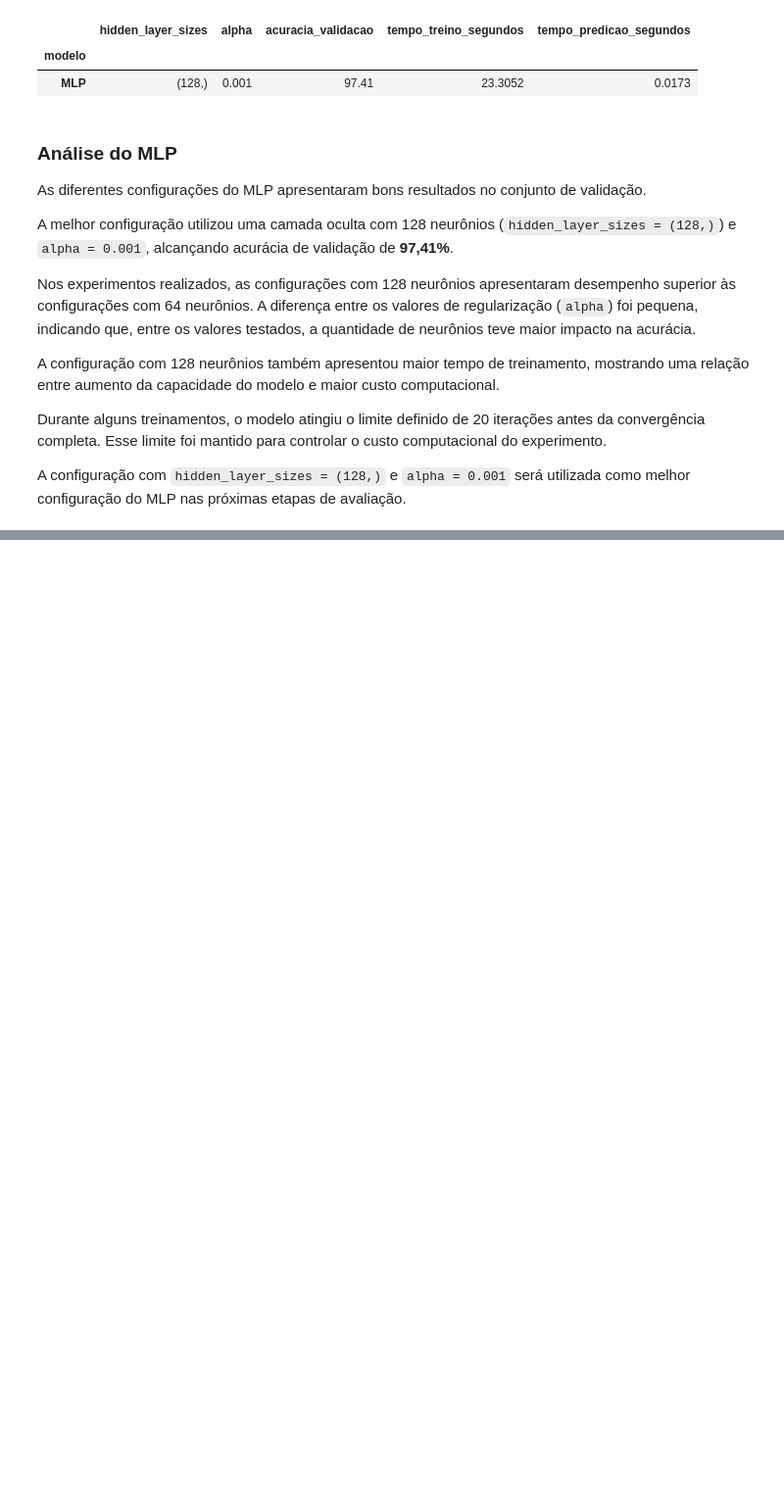
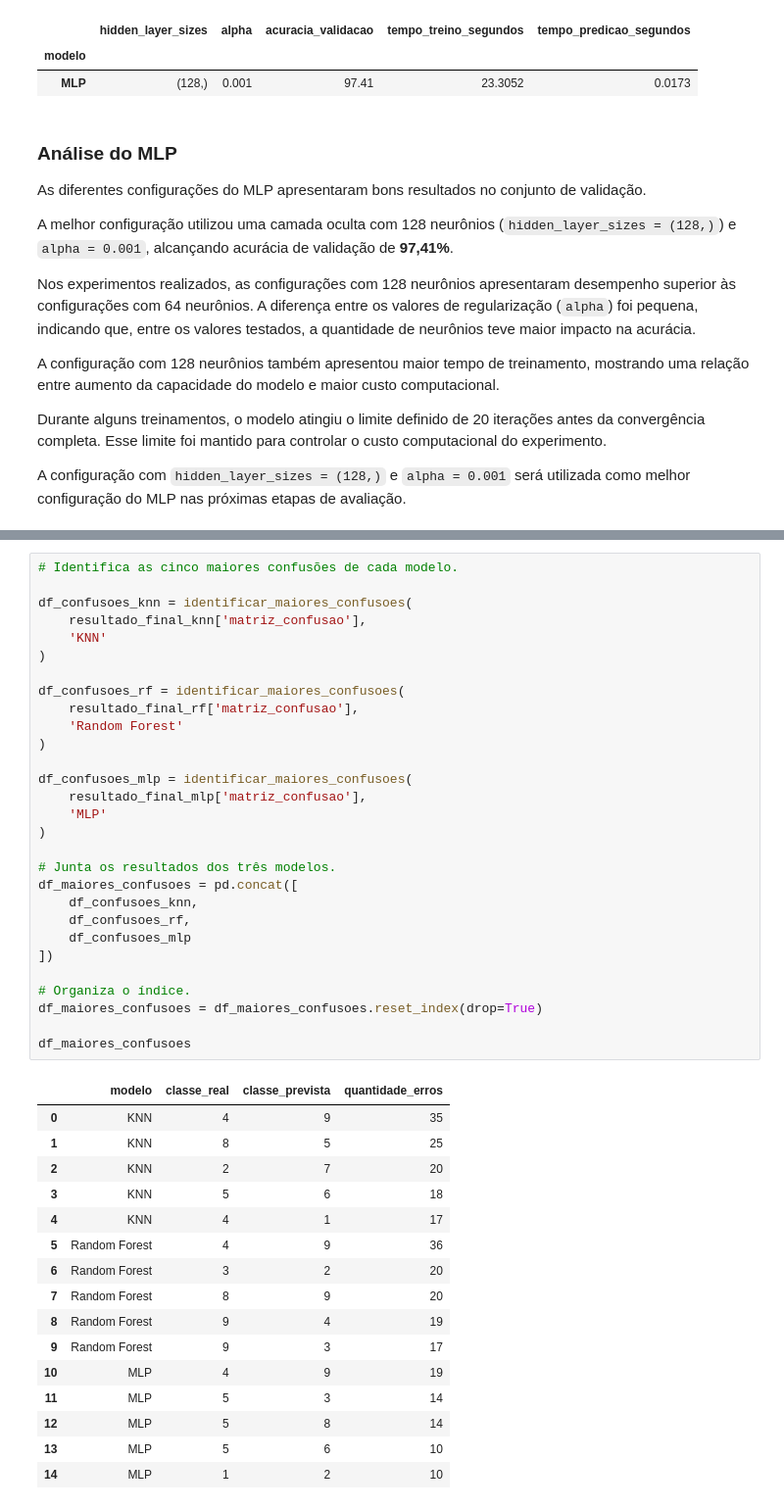
Before and after one commit to ThiOliver/projeto-mnist, a Jupyter notebook: notebooks/01_eda_mnist.ipynb, the cells around one changed output, grey strips where cells are left out. Shown at 98% size. Drawn from its saved outputs; the diff is of its cells as text; blank space fills up the shorter version.

```diff
--- a/notebooks/01_eda_mnist.ipynb
+++ b/notebooks/01_eda_mnist.ipynb
@@ -674,0 +1014,46 @@ A configuração com `hidden_layer_sizes = (128,)` e `alpha = 0.001` será utili
+# %%
+# Identifica as cinco maiores confusões de cada modelo.
+
+df_confusoes_knn = identificar_maiores_confusoes(
+    resultado_final_knn['matriz_confusao'],
+    'KNN'
+)
+
+df_confusoes_rf = identificar_maiores_confusoes(
+    resultado_final_rf['matriz_confusao'],
+    'Random Forest'
+)
+
+df_confusoes_mlp = identificar_maiores_confusoes(
+    resultado_final_mlp['matriz_confusao'],
+    'MLP'
+)
+
+# Junta os resultados dos três modelos.
+df_maiores_confusoes = pd.concat([
+    df_confusoes_knn,
+    df_confusoes_rf,
+    df_confusoes_mlp
+])
+
+# Organiza o índice.
+df_maiores_confusoes = df_maiores_confusoes.reset_index(drop=True)
+
+df_maiores_confusoes
+# %% [output]
+|  | modelo | classe_real | classe_prevista | quantidade_erros |
+| 0 | KNN | 4 | 9 | 35 |
+| 1 | KNN | 8 | 5 | 25 |
+| 2 | KNN | 2 | 7 | 20 |
+| 3 | KNN | 5 | 6 | 18 |
+| 4 | KNN | 4 | 1 | 17 |
+| 5 | Random Forest | 4 | 9 | 36 |
+| 6 | Random Forest | 3 | 2 | 20 |
+| 7 | Random Forest | 8 | 9 | 20 |
+| 8 | Random Forest | 9 | 4 | 19 |
+| 9 | Random Forest | 9 | 3 | 17 |
+| 10 | MLP | 4 | 9 | 19 |
+| 11 | MLP | 5 | 3 | 14 |
+| 12 | MLP | 5 | 8 | 14 |
+| 13 | MLP | 5 | 6 | 10 |
+| 14 | MLP | 1 | 2 | 10 |
```
Also changed, not shown: parts of 13 cells of this notebook.
